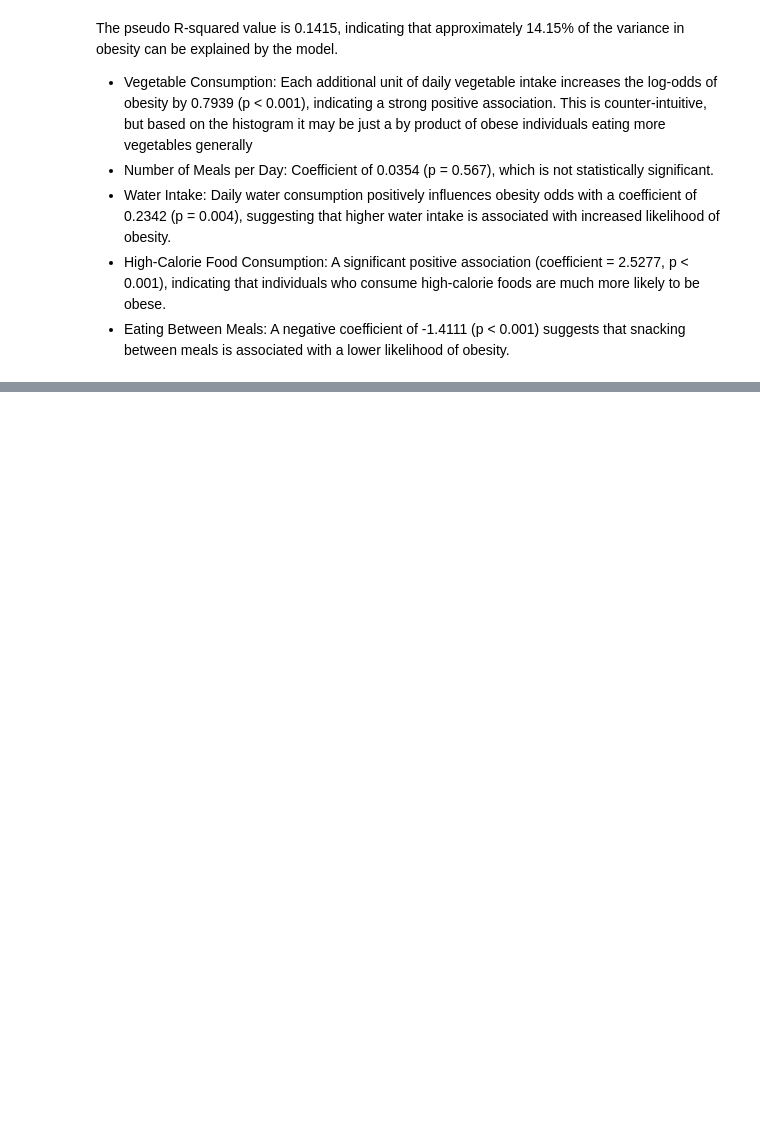
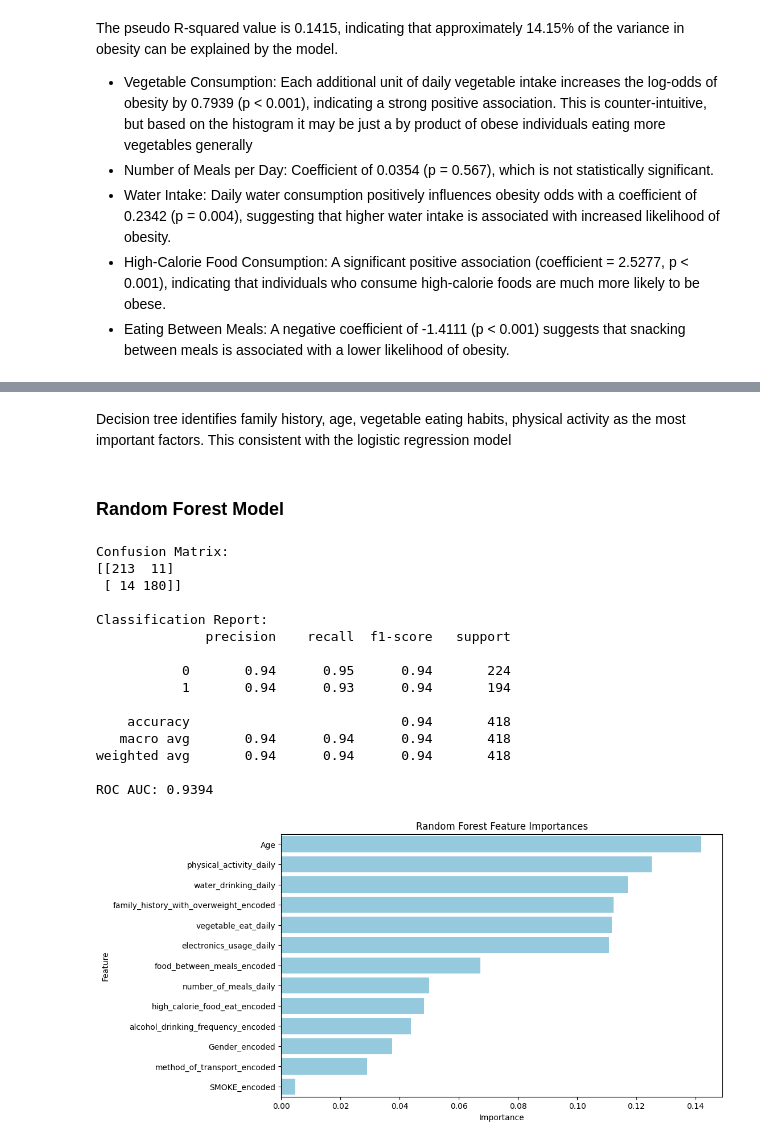
Before and after one commit to mojodean/aai-500-project-obesity-levels, a Jupyter notebook: obesity-levels.ipynb, the cells around one changed output, grey strips where cells are left out. Saved outputs shown, nothing was run; the diff lists cells and outputs as text; code cells hidden in the pictures; blank space fills up the shorter version.

```diff
--- a/obesity-levels.ipynb
+++ b/obesity-levels.ipynb
@@ -769,0 +839,53 @@ print(vif)
+# %% [markdown]
+Decision tree identifies family history, age, vegetable eating habits, physical activity as the most important factors. This consistent with the logistic regression model
+# %% [markdown]
+### Random Forest Model
+# %%
+from sklearn.ensemble import RandomForestClassifier
+
+# Create and fit the Random Forest model
+rf = RandomForestClassifier(n_estimators=100, random_state=42)
+rf_model = rf.fit(X_train, y_train)
+
+# Make predictions
+y_pred = rf.predict(X_test)
+
+# Evaluate the model
+print("Confusion Matrix:")
+print(confusion_matrix(y_test, y_pred))
+print("\nClassification Report:")
+print(classification_report(y_test, y_pred))
+roc_auc = roc_auc_score(y_test, y_pred)
+print(f"ROC AUC: {roc_auc:.4f}")
+
+# Feature importance analysis
+importances = rf_model.feature_importances_
+feature_importance_df = pd.DataFrame({
+    'Feature': X.columns,
+    'Importance': importances
+}).sort_values(by='Importance', ascending=False)
+
+# Plot feature importances
+plt.figure(figsize=(10, 6))
+sns.barplot(x='Importance', y='Feature', data=feature_importance_df, color='skyblue')
+plt.title('Random Forest Feature Importances')
+plt.xlabel('Importance')
+plt.ylabel('Feature')
+plt.show()
+# %% [output]
+Confusion Matrix:
+[[213  11]
+ [ 14 180]]
+
+Classification Report:
+              precision    recall  f1-score   support
+
+           0       0.94      0.95      0.94       224
+           1       0.94      0.93      0.94       194
+
+    accuracy                           0.94       418
+   macro avg       0.94      0.94      0.94       418
+weighted avg       0.94      0.94      0.94       418
+
+ROC AUC: 0.9394
+[figure, added]
```
Also changed, not shown: parts of 15 cells of this notebook.
